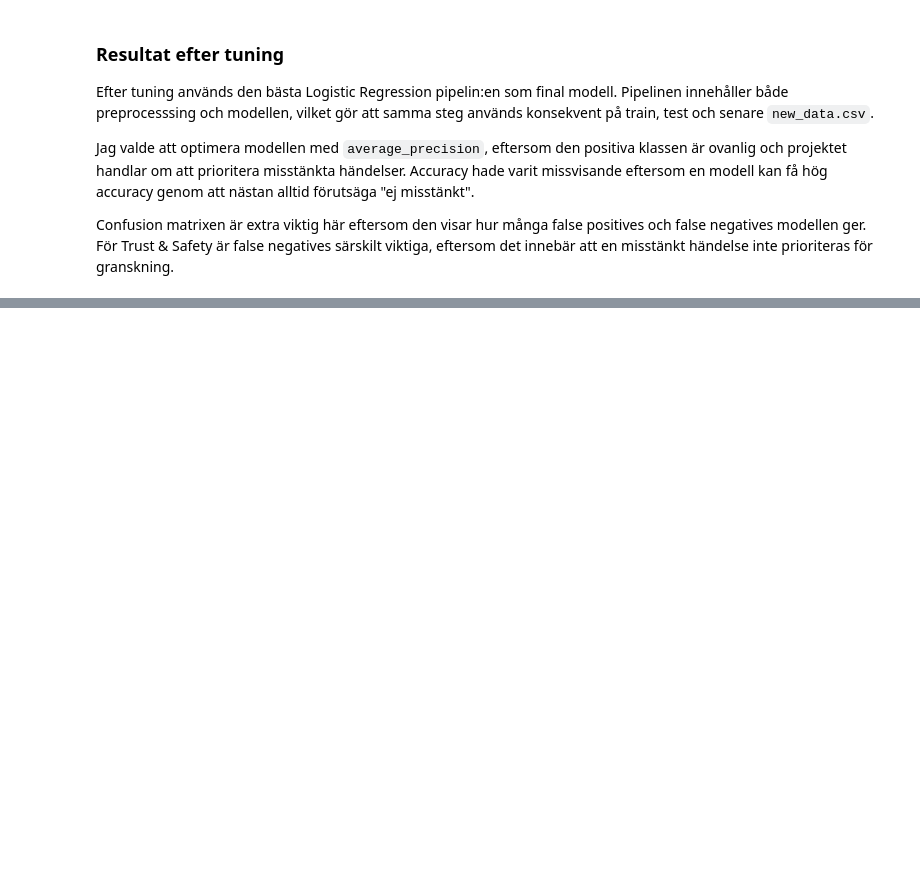
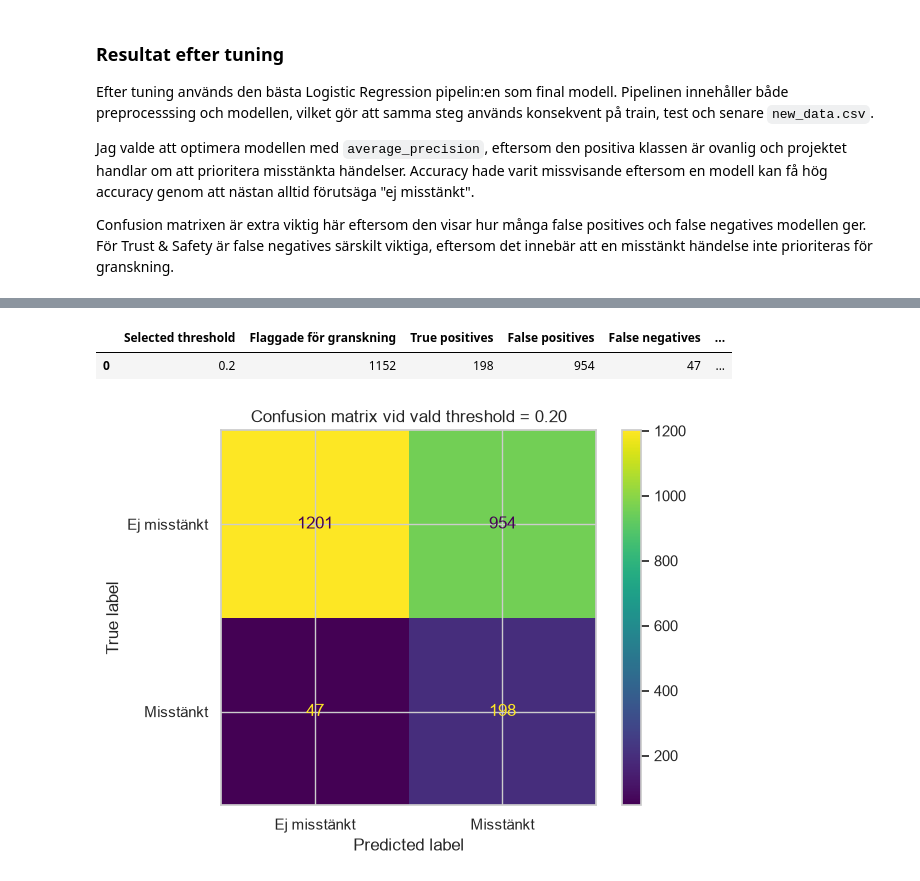
Before and after one commit to SoroushGReza/marketplace-safety-ml, a Jupyter notebook: notebooks/report.ipynb, the cells around one changed output, grey strips where cells are left out. Cells and saved outputs as stored; diff of their text form; code cells hidden in the pictures; blank space fills up the shorter version.

Commit message:
Add threshold analysis for review prioritization

```diff
--- a/notebooks/report.ipynb
+++ b/notebooks/report.ipynb
@@ -755,0 +853,39 @@ Confusion matrixen är extra viktig här eftersom den visar hur många false pos
+# %%
+y_test_pred_selected = (y_test_proba >= selected_threshold).astype(int)
+
+tn, fp, fn, tp = confusion_matrix(y_test, y_test_pred_selected).ravel()
+
+selected_threshold_metrics = {
+    "Selected threshold": selected_threshold,
+    "Flaggade för granskning": int(y_test_pred_selected.sum()),
+    "True positives": tp,
+    "False positives": fp,
+    "False negatives": fn,
+    "True negatives": tn,
+    "Precision": precision_score(y_test, y_test_pred_selected, zero_division=0),
+    "Recall": recall_score(y_test, y_test_pred_selected),
+    "F1": f1_score(y_test, y_test_pred_selected)
+}
+
+selected_threshold_metrics_df = pd.DataFrame([selected_threshold_metrics]).round(3)
+
+selected_threshold_metrics_df
+# %% [output]
+|  | Selected threshold | Flaggade för granskning | True positives | False positives | False negatives | ... |
+| 0 | 0.2 | 1152 | 198 | 954 | 47 | ... |
+# %%
+cm_selected = confusion_matrix(y_test, y_test_pred_selected)
+
+disp = ConfusionMatrixDisplay(
+    confusion_matrix=cm_selected,
+    display_labels=["Ej misstänkt", "Misstänkt"]
+)
+
+disp.plot(values_format="d")
+
+plt.title(f"Confusion matrix vid vald threshold = {selected_threshold:.2f}")
+plt.tight_layout()
+plt.savefig(FIGURES_DIR / "selected_threshold_confusion_matrix.png", dpi=150)
+plt.show()
+# %% [output]
+[figure, added]
```
Also changed, not shown: parts of 6 cells of this notebook, 4 other files.
